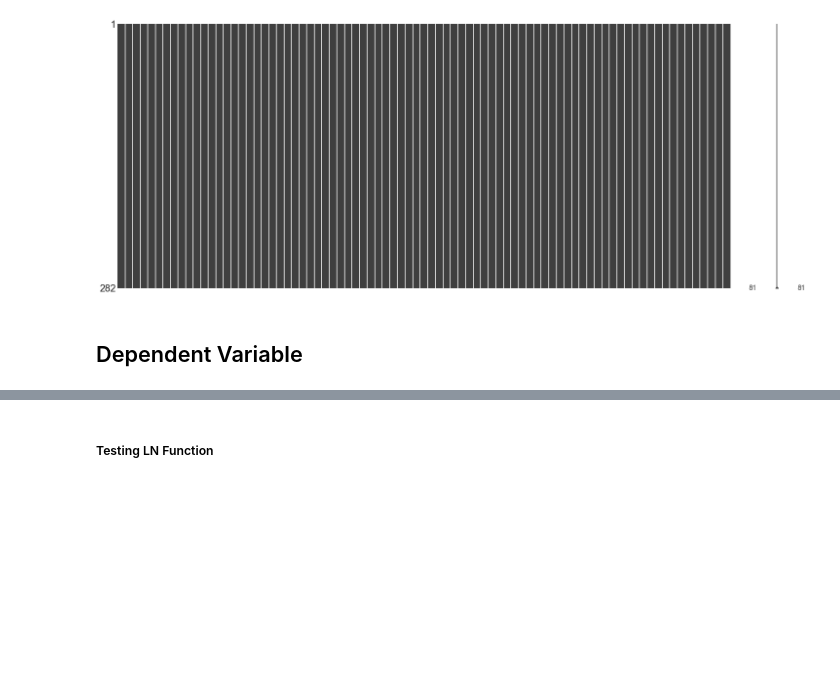
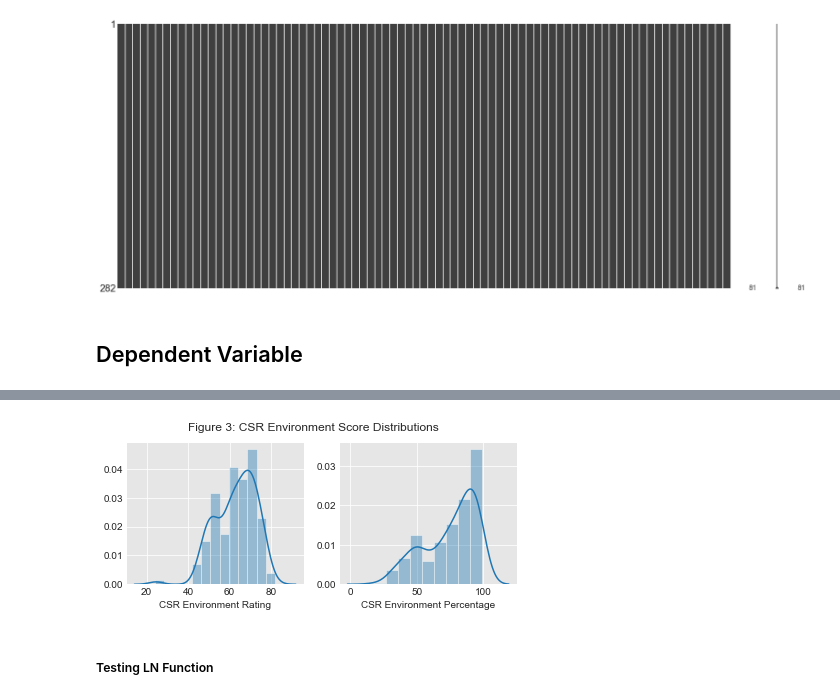
Before and after one commit to madelinekinnaird/quantifying-greenwashing, a Jupyter notebook: data_exploration-preprocessing.ipynb, the cells around one changed output, grey strips where cells are left out. Saved outputs shown, nothing was run; the diff lists cells and outputs as text; code cells hidden in the pictures; blank space fills up the shorter version.

```diff
--- a/data_exploration-preprocessing.ipynb
+++ b/data_exploration-preprocessing.ipynb
@@ -118,3 +76,23 @@ ax = sns.distplot(df['environment_percentage'], fit=norm, kde=False)
+# %%
+sns.set_style("darkgrid", {"axes.facecolor": ".9"})
+df['CSR Environment Rating'] = df['environment_rating']
+df['CSR Environment Percentage'] = df['environment_percentage']
+
+
+fig, (ax1, ax2) = plt.subplots(ncols=2, sharey=False, figsize = (7,2.7))
+sns.distplot(df['CSR Environment Rating'], ax=ax1, label = 'test')
+sns.distplot(df['CSR Environment Percentage'], ax=ax2)
+fig.suptitle('Figure 3: CSR Environment Score Distributions ')
+
+plt.gcf().subplots_adjust(bottom=0.15)
+#fig = sns.distplot(dt['var'], norm_hist=False, kde=False, bins=3).get_figure()
+
+df['CSR Environment Rating'] = df['environment_rating']
+#plt.tight_layout()
+
+fig.savefig("../quantifying-greenwashing/presentation/images/CSR-score-dist.png")
+# %% [output]
+[figure, added]
 # %% [markdown]
 ##### Testing LN Function
 # %%
```
Also changed, not shown: parts of 13 cells of this notebook.
